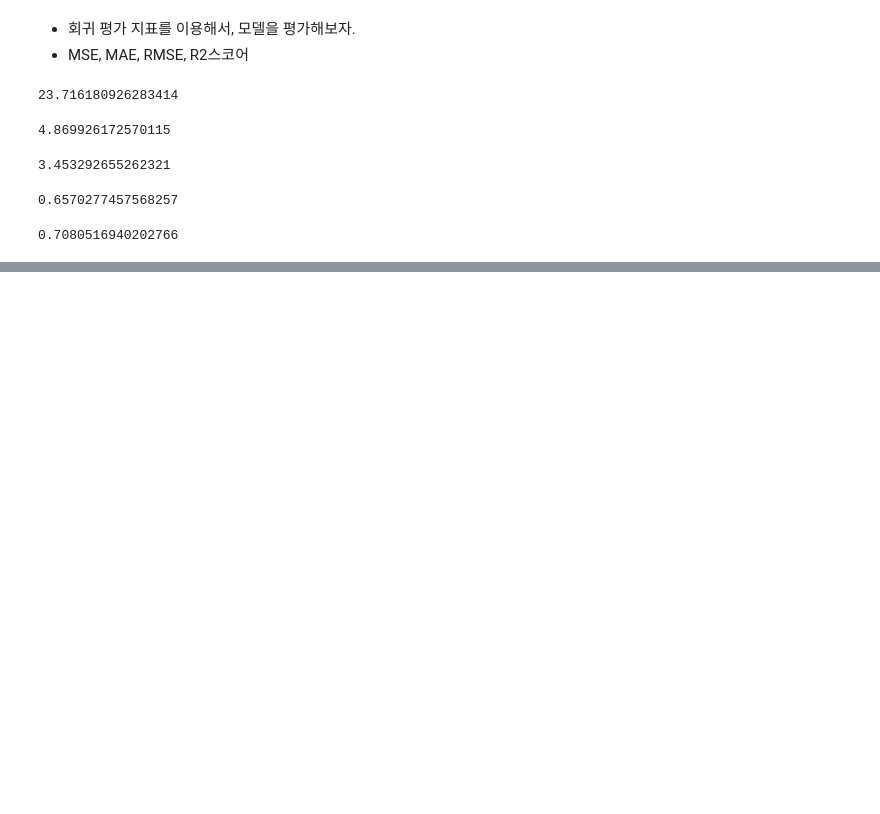
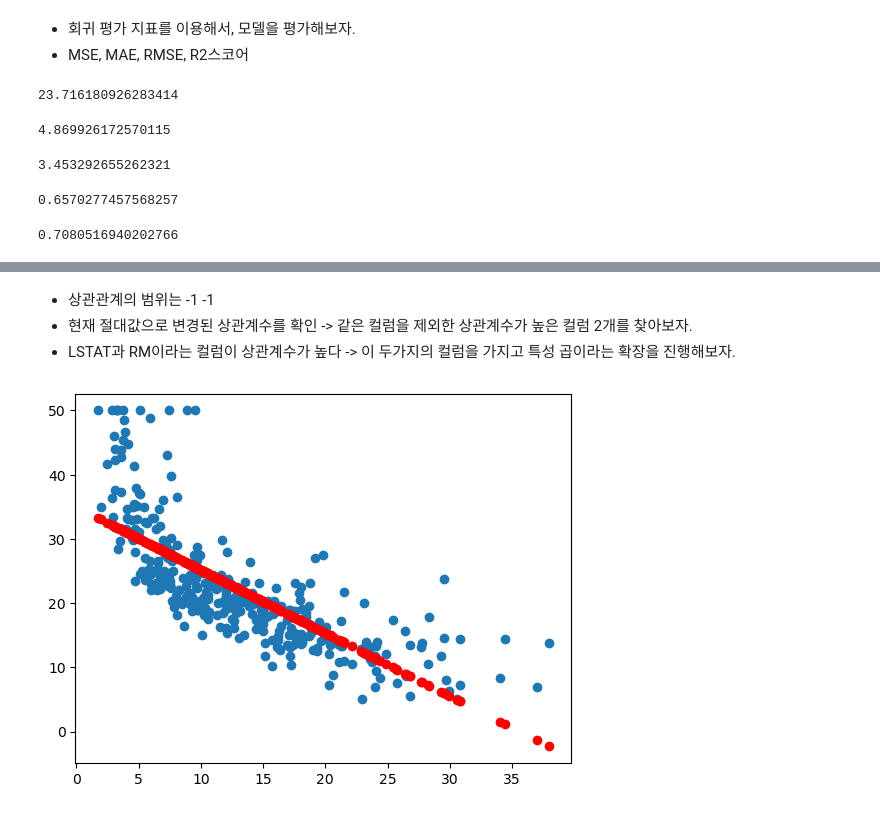
Before and after one commit to wdohoon/wdohoon, a Jupyter notebook: 머신러닝/ex06 보스턴 주택가격 예측 실습(선형회귀).ipynb, the cells around one changed output, grey strips where cells are left out. Saved outputs shown, nothing was run; the diff lists cells and outputs as text; code cells hidden in the pictures; blank space fills up the shorter version.

```diff
--- a/머신러닝/ex06 보스턴 주택가격 예측 실습(선형회귀).ipynb
+++ b/머신러닝/ex06 보스턴 주택가격 예측 실습(선형회귀).ipynb
@@ -236,0 +316,19 @@ linear_model.score(X_test, y_test)
+# %% [markdown]
+- 상관관계의 범위는 -1 -1
+- 현재 절대값으로 변경된 상관계수를 확인 -> 같은 컬럼을 제외한 상관계수가 높은 컬럼 2개를 찾아보자.
+- LSTAT과 RM이라는 컬럼이 상관계수가 높다 -> 이 두가지의 컬럼을 가지고 특성 곱이라는 확장을 진행해보자.
+# %%
+# 상관관계가 높은 데이터를 가지고 특성 확장 해보기
+# 확장전) 먼저 LSTAT 특성만 가지고 학습 시킨 후 예측을 어떻게 하는지 시각화
+
+# 모델 학습 -> LSTAT만 가지고 학습
+model = LinearRegression()
+model.fit(X_train[['LSTAT']], y_train)
+pre = model.predict(X_train[['LSTAT']])
+
+# 차트 그려보기 -> 스캐터 차트 두개 그려보기(실제 데이터, 예측 데이터)
+plt.scatter(X_train['LSTAT'], y_train) # -> 실제 데이터 스캐터 차트
+plt.scatter(X_train['LSTAT'], pre, color='red') # -> 예측 데이터 스캐터 차트
+plt.show()
+# %% [output]
+[figure, added]
```
Also changed, not shown: parts of 57 cells of this notebook, 3 other files.
